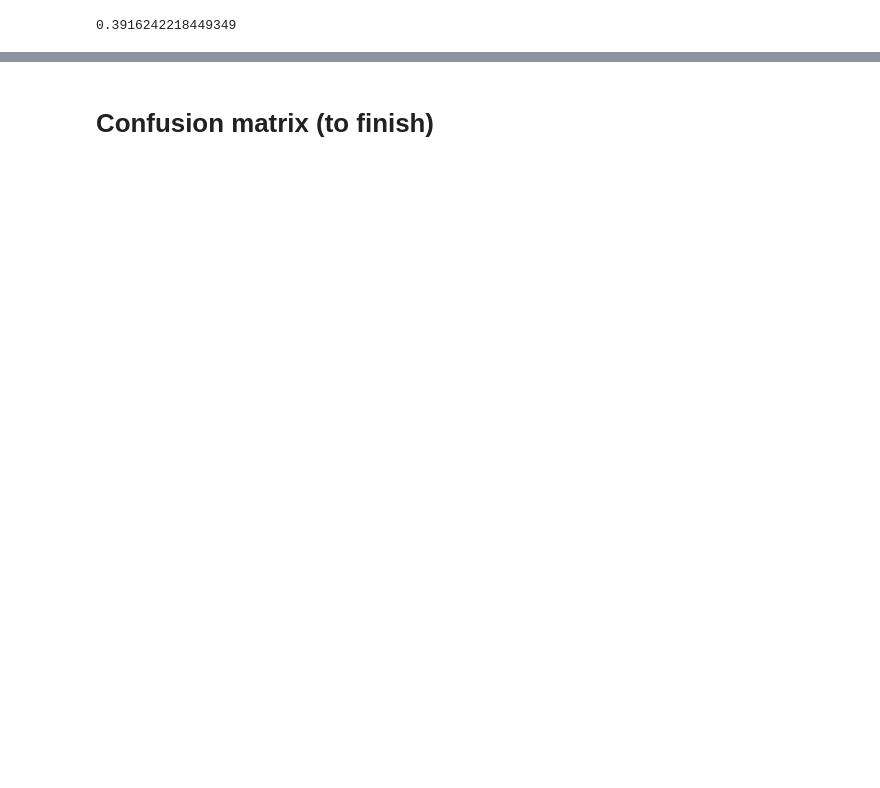
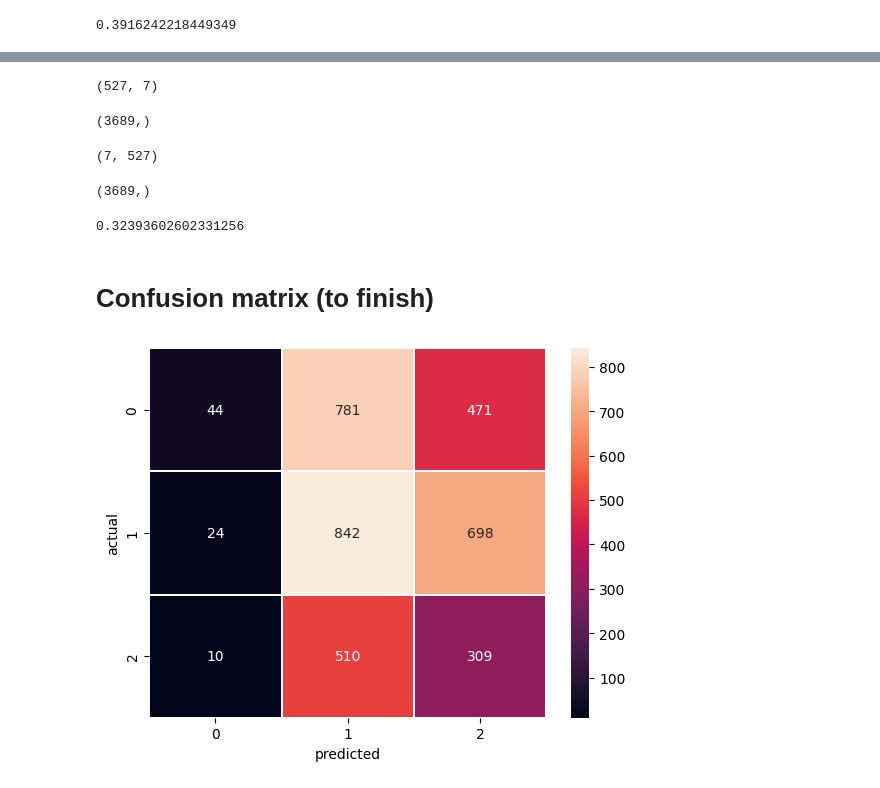
Before and after one commit to TheLab75/ParisDeepAirProject, a Jupyter notebook: notebooks/Louis/Louis_4_Full pipe.ipynb, the cells around one changed output, grey strips where cells are left out. Saved outputs shown, nothing was run; the diff lists cells and outputs as text; code cells hidden in the pictures; blank space fills up the shorter version.

Commit message:
Model with predict OK & confusion matrix but false accuracy to check

```diff
--- a/notebooks/Louis/Louis_4_Full pipe.ipynb
+++ b/notebooks/Louis/Louis_4_Full pipe.ipynb
@@ -277,3 +258,0 @@ y_pred[:,0,:].shape
-# %%
-index_max = np.argmax(y_pred[:,0,:], axis=1)
-index_max
@@ -298,3 +259,5 @@ array([2, 2, 1, 2, 2, 2, 1, 2, 1, 1, 2, 1, 1, 2, 1, 2, 2, 2, 2, 2, 1, 1,
 # %%
+index_list = []
 for i in range(0,7):
-    index_max = np.argmax(y_pred[:,i,:], axis=1)
+    index_max = list(np.argmax(y_pred_proba[:,i,:], axis=1))
+    index_list.append(index_max)
@@ -301,3 +292,29 @@ for i in range(0,7):
+# %%
+y_true.shape
+# %% [output]
+(527, 7)
+# %%
+y_true = np.ravel(y_true)
+# %%
+y_true.shape
+# %% [output]
+(3689,)
+# %%
+np.array(index_list).shape
+# %% [output]
+(7, 527)
+# %%
+y_pred = np.ravel(np.array(index_list).T)
+y_pred.shape
+# %% [output]
+(3689,)
+# %%
+from sklearn.metrics import accuracy_score
+
+accuracy_f = accuracy_score(y_true, y_pred)
+accuracy_f
+# %% [output]
+0.32393602602331256
 # %% [markdown]
 # Confusion matrix (to finish)
 # %%
@@ -309,4 +326,6 @@ confusion_matrix = pd.crosstab(index= results_df['actual'],
 # %%
 #Create a Confusion Matrix heatmap from the above data
 import seaborn as sns
-sns.heatmap(cm, annot=True, linewidths = 0.01)
+sns.heatmap(confusion_matrix, annot=True, fmt=".0f", linewidths = 0.01);
+# %% [output]
+[figure, added]
```
Also changed, not shown: parts of 13 cells of this notebook.
